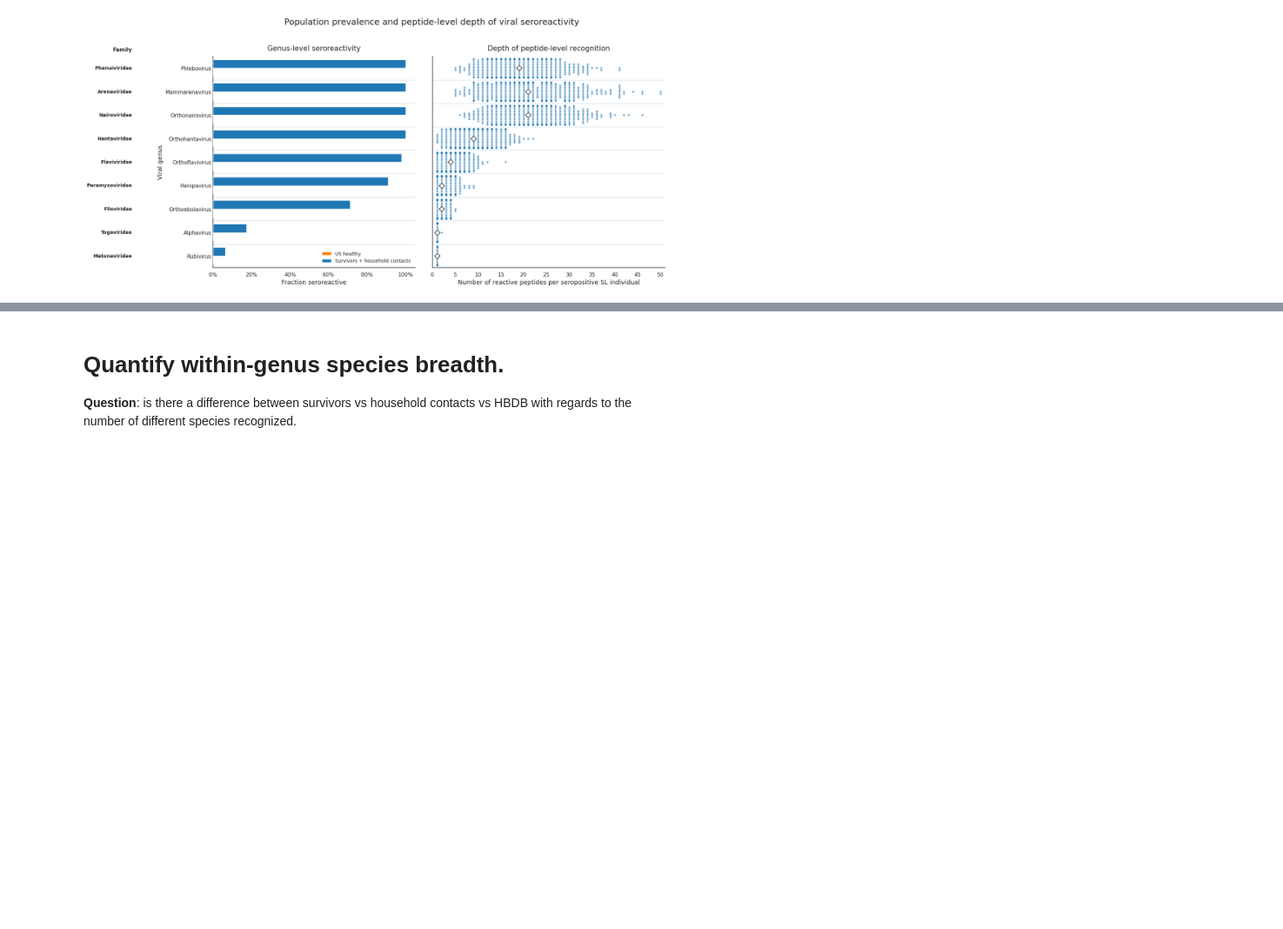
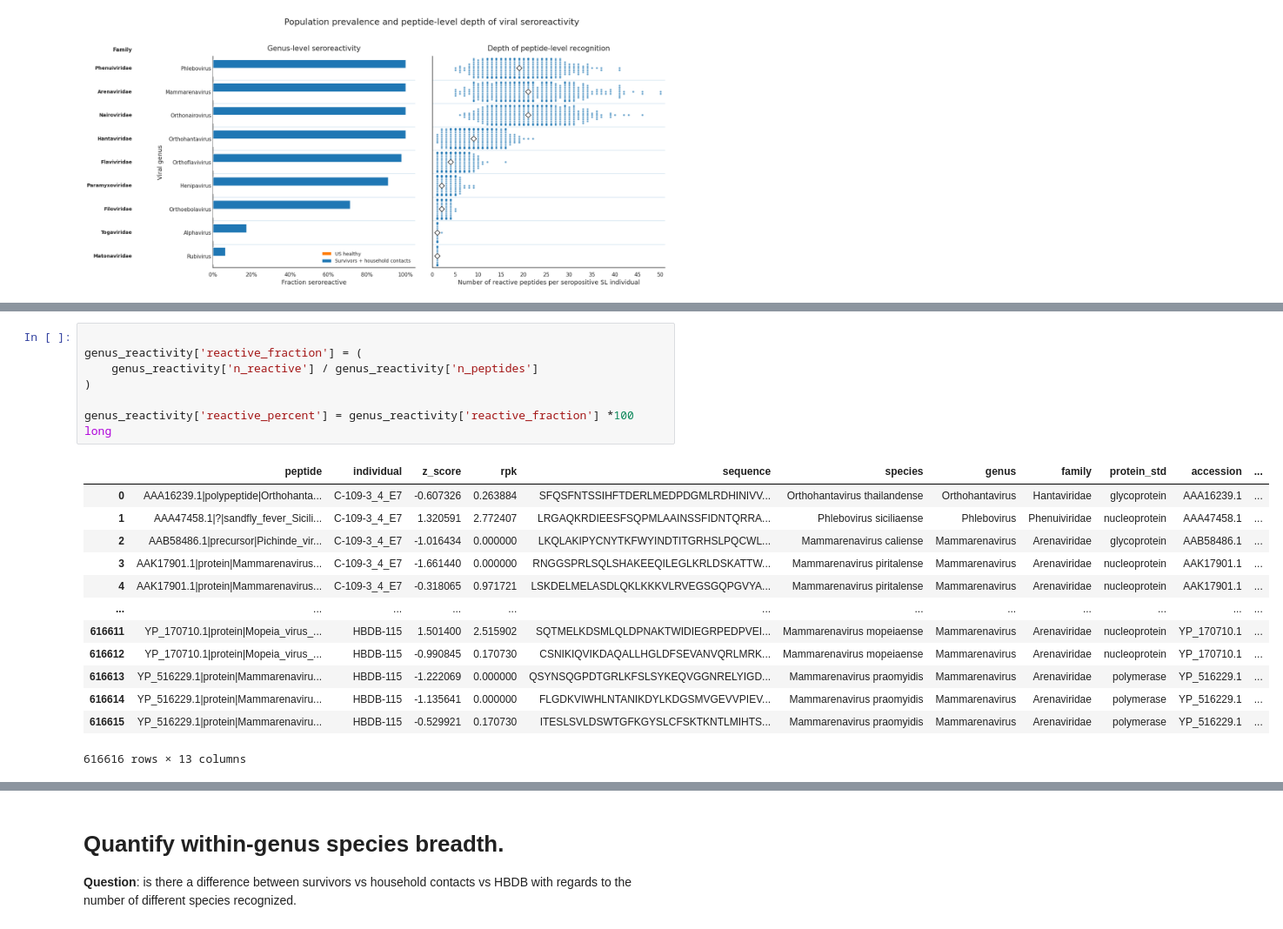
Before and after one commit to sporak577/lasv_phipseq_2026, a Jupyter notebook: Lassa_seroreactivity_paper_figures_clean_090726.ipynb, the cells around one changed output, grey strips where cells are left out. Shown at 87% size. Cells and saved outputs as stored; diff of their text form; blank space fills up the shorter version.

```diff
--- a/Lassa_seroreactivity_paper_figures_clean_090726.ipynb
+++ b/Lassa_seroreactivity_paper_figures_clean_090726.ipynb
@@ -782,0 +795,22 @@ plt.show()
+# %%
+
+genus_reactivity['reactive_fraction'] = (
+    genus_reactivity['n_reactive'] / genus_reactivity['n_peptides']
+)
+
+genus_reactivity['reactive_percent'] = genus_reactivity['reactive_fraction'] *100
+long
+# %% [output]
+|  | peptide | individual | z_score | rpk | sequence | species | genus | family | protein_std | accession | ... |
+| 0 | AAA16239.1|polypeptide|Orthohanta... | C-109-3_4_E7 | -0.607326 | 0.263884 | SFQSFNTSSIHFTDERLMEDPDGMLRDHINIVV... | Orthohantavirus thailandense | Orthohantavirus | Hantaviridae | glycoprotein | AAA16239.1 | ... |
+| 1 | AAA47458.1|?|sandfly_fever_Sicili... | C-109-3_4_E7 | 1.320591 | 2.772407 | LRGAQKRDIEESFSQPMLAAINSSFIDNTQRRA... | Phlebovirus siciliaense | Phlebovirus | Phenuiviridae | nucleoprotein | AAA47458.1 | ... |
+| 2 | AAB58486.1|precursor|Pichinde_vir... | C-109-3_4_E7 | -1.016434 | 0.000000 | LKQLAKIPYCNYTKFWYINDTITGRHSLPQCWL... | Mammarenavirus caliense | Mammarenavirus | Arenaviridae | glycoprotein | AAB58486.1 | ... |
+| 3 | AAK17901.1|protein|Mammarenavirus... | C-109-3_4_E7 | -1.661440 | 0.000000 | RNGGSPRLSQLSHAKEEQILEGLKRLDSKATTW... | Mammarenavirus piritalense | Mammarenavirus | Arenaviridae | nucleoprotein | AAK17901.1 | ... |
+| 4 | AAK17901.1|protein|Mammarenavirus... | C-109-3_4_E7 | -0.318065 | 0.971721 | LSKDELMELASDLQKLKKKVLRVEGSGQPGVYA... | Mammarenavirus piritalense | Mammarenavirus | Arenaviridae | nucleoprotein | AAK17901.1 | ... |
+| ... | ... | ... | ... | ... | ... | ... | ... | ... | ... | ... | ... |
+| 616611 | YP_170710.1|protein|Mopeia_virus_... | HBDB-115 | 1.501400 | 2.515902 | SQTMELKDSMLQLDPNAKTWIDIEGRPEDPVEI... | Mammarenavirus mopeiaense | Mammarenavirus | Arenaviridae | nucleoprotein | YP_170710.1 | ... |
+| 616612 | YP_170710.1|protein|Mopeia_virus_... | HBDB-115 | -0.990845 | 0.170730 | CSNIKIQVIKDAQALLHGLDFSEVANVQRLMRK... | Mammarenavirus mopeiaense | Mammarenavirus | Arenaviridae | nucleoprotein | YP_170710.1 | ... |
+| 616613 | YP_516229.1|protein|Mammarenaviru... | HBDB-115 | -1.222069 | 0.000000 | QSYNSQGPDTGRLKFSLSYKEQVGGNRELYIGD... | Mammarenavirus praomyidis | Mammarenavirus | Arenaviridae | polymerase | YP_516229.1 | ... |
+| 616614 | YP_516229.1|protein|Mammarenaviru... | HBDB-115 | -1.135641 | 0.000000 | FLGDKVIWHLNTANIKDYLKDGSMVGEVVPIEV... | Mammarenavirus praomyidis | Mammarenavirus | Arenaviridae | polymerase | YP_516229.1 | ... |
+| 616615 | YP_516229.1|protein|Mammarenaviru... | HBDB-115 | -0.529921 | 0.170730 | ITESLSVLDSWTGFKGYSLCFSKTKNTLMIHTS... | Mammarenavirus praomyidis | Mammarenavirus | Arenaviridae | polymerase | YP_516229.1 | ... |
+616616 rows × 13 columns
```
Also changed, not shown: parts of 18 cells of this notebook, 1 other file.
